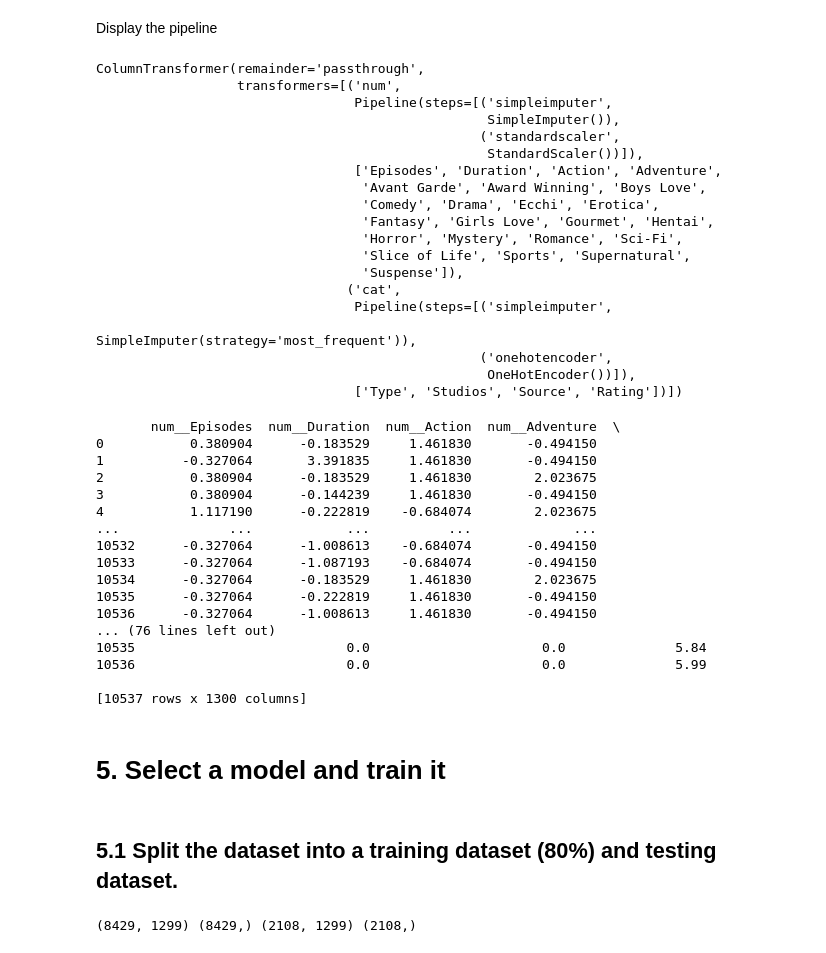
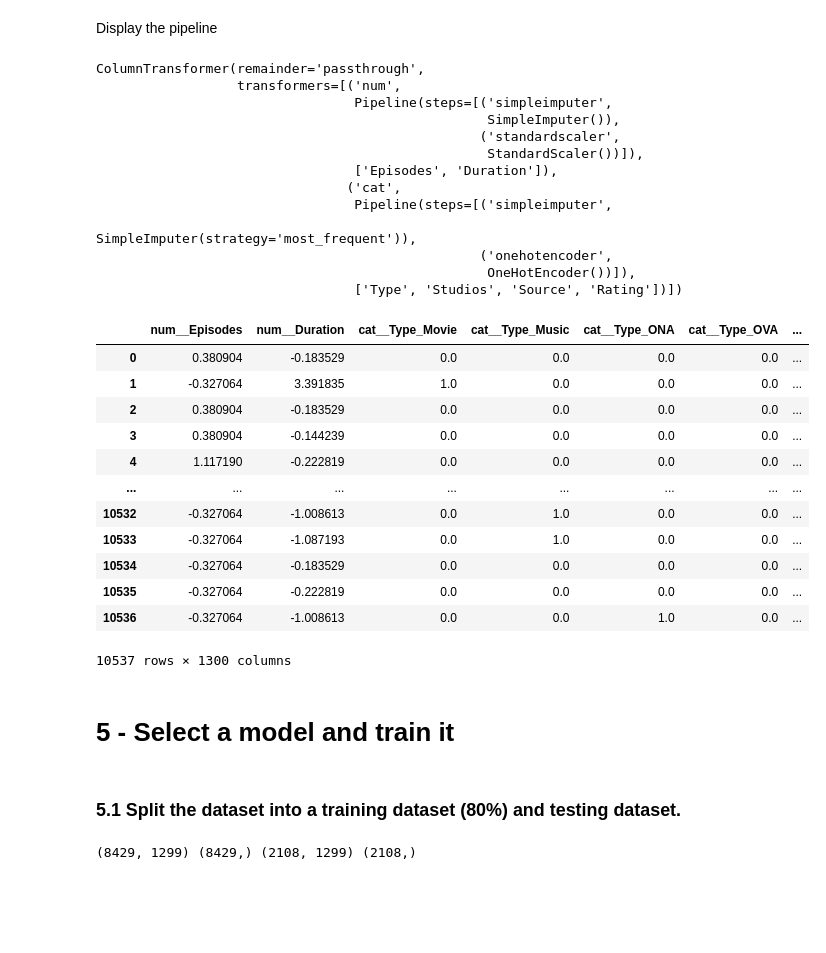
Before and after one commit to Threegoldsqwq/Machine_Learning_Anime_Recommendation, a Jupyter notebook: Animes_Analysis.ipynb, the cells around one changed output. Cells and saved outputs as stored; diff of their text form; code cells hidden in the pictures; blank space fills up the shorter version.

```diff
--- a/Animes_Analysis.ipynb
+++ b/Animes_Analysis.ipynb
@@ -584,7 +584,8 @@ from sklearn.impute import SimpleImputer
 from scipy import sparse
 # %%
 # create the num columns
-num_cols = animes.select_dtypes(include='number').columns.tolist()
+# 你要是觉得不行就改回去
+num_cols = animes[['Score', 'Episodes', 'Duration']].columns.tolist()
 
 # check if every element in the dataset has letters，返回一个布尔型 DataFrame
 contains_letters = animes.map(lambda x: isinstance(x, str) and any(c.isalpha() for c in x))
@@ -592,10 +593,11 @@ contains_letters = animes.map(lambda x: isinstance(x, str) and any(c.isalpha() f
 #create the cat columns
 cat_cols = contains_letters.any().loc[lambda x: x].index.tolist()
 
-
 # Remove target 'Score' from numerical columns
 if 'Score' in num_cols:
     num_cols.remove('Score')
+
+# 这个删了
 print(cat_cols)
 
 # create pipelines for numeric and categorical columns
@@ -624,13 +626,7 @@ ColumnTransformer(remainder='passthrough',
                                                   SimpleImputer()),
                                                  ('standardscaler',
                                                   StandardScaler())]),
-                                 ['Episodes', 'Duration', 'Action', 'Adventure',
-                                  'Avant Garde', 'Award Winning', 'Boys Love',
-                                  'Comedy', 'Drama', 'Ecchi', 'Erotica',
-                                  'Fantasy', 'Girls Love', 'Gourmet', 'Hentai',
-                                  'Horror', 'Mystery', 'Romance', 'Sci-Fi',
-                                  'Slice of Life', 'Sports', 'Supernatural',
-                                  'Suspense']),
+                                 ['Episodes', 'Duration']),
                                 ('cat',
                                  Pipeline(steps=[('simpleimputer',
                                                   SimpleImputer(strategy='most_frequent')),
@@ -640,41 +636,36 @@ ColumnTransformer(remainder='passthrough',
 # %%
 # Apply the preprocessing pipeline on the dataset
 animes_prepared = preprocessing.fit_transform(animes)
 
 # 如果结果是稀疏矩阵，则将其转换为密集矩阵
 if sparse.issparse(animes_prepared):
     animes_prepared = animes_prepared.toarray()
 
 # 获取转换后的特征名称
 feature_names = preprocessing.get_feature_names_out()
 
 # 使用处理后的数据和特征名称创建新的DataFrame
 animes_prepared_df = pd.DataFrame(animes_prepared, columns=feature_names)
-
 # print preprocessed dataframe
-print(animes_prepared_df)
+animes_prepared_df
 # %% [output]
+|  | num__Episodes | num__Duration | cat__Type_Movie | cat__Type_Music | cat__Type_ONA | cat__Type_OVA | ... |
+| 0 | 0.380904 | -0.183529 | 0.0 | 0.0 | 0.0 | 0.0 | ... |
+| 1 | -0.327064 | 3.391835 | 1.0 | 0.0 | 0.0 | 0.0 | ... |
+| 2 | 0.380904 | -0.183529 | 0.0 | 0.0 | 0.0 | 0.0 | ... |
+| 3 | 0.380904 | -0.144239 | 0.0 | 0.0 | 0.0 | 0.0 | ... |
+| 4 | 1.117190 | -0.222819 | 0.0 | 0.0 | 0.0 | 0.0 | ... |
+| ... | ... | ... | ... | ... | ... | ... | ... |
+| 10532 | -0.327064 | -1.008613 | 0.0 | 1.0 | 0.0 | 0.0 | ... |
+| 10533 | -0.327064 | -1.087193 | 0.0 | 1.0 | 0.0 | 0.0 | ... |
+| 10534 | -0.327064 | -0.183529 | 0.0 | 0.0 | 0.0 | 0.0 | ... |
+| 10535 | -0.327064 | -0.222819 | 0.0 | 0.0 | 0.0 | 0.0 | ... |
+| 10536 | -0.327064 | -1.008613 | 0.0 | 0.0 | 1.0 | 0.0 | ... |
-       num__Episodes  num__Duration  num__Action  num__Adventure  \
-0           0.380904      -0.183529     1.461830       -0.494150
-1          -0.327064       3.391835     1.461830       -0.494150
-2           0.380904      -0.183529     1.461830        2.023675
-3           0.380904      -0.144239     1.461830       -0.494150
-4           1.117190      -0.222819    -0.684074        2.023675
-...              ...            ...          ...             ...
-10532      -0.327064      -1.008613    -0.684074       -0.494150
-10533      -0.327064      -1.087193    -0.684074       -0.494150
-10534      -0.327064      -0.183529     1.461830        2.023675
-10535      -0.327064      -0.222819     1.461830       -0.494150
-10536      -0.327064      -1.008613     1.461830       -0.494150
-... (76 lines left out)
-10535                           0.0                      0.0              5.84
-10536                           0.0                      0.0              5.99
-
-[10537 rows x 1300 columns]
+10537 rows × 1300 columns
 # %% [markdown]
-# 5. Select a model and train it
+# 5 - Select a model and train it
 # %% [markdown]
-## 5.1 Split the dataset into a training dataset (80%) and testing dataset.
+### 5.1 Split the dataset into a training dataset (80%) and testing dataset.
 # %%
 from sklearn.model_selection import train_test_split
 
```
Also changed, not shown: parts of 23 cells of this notebook.
